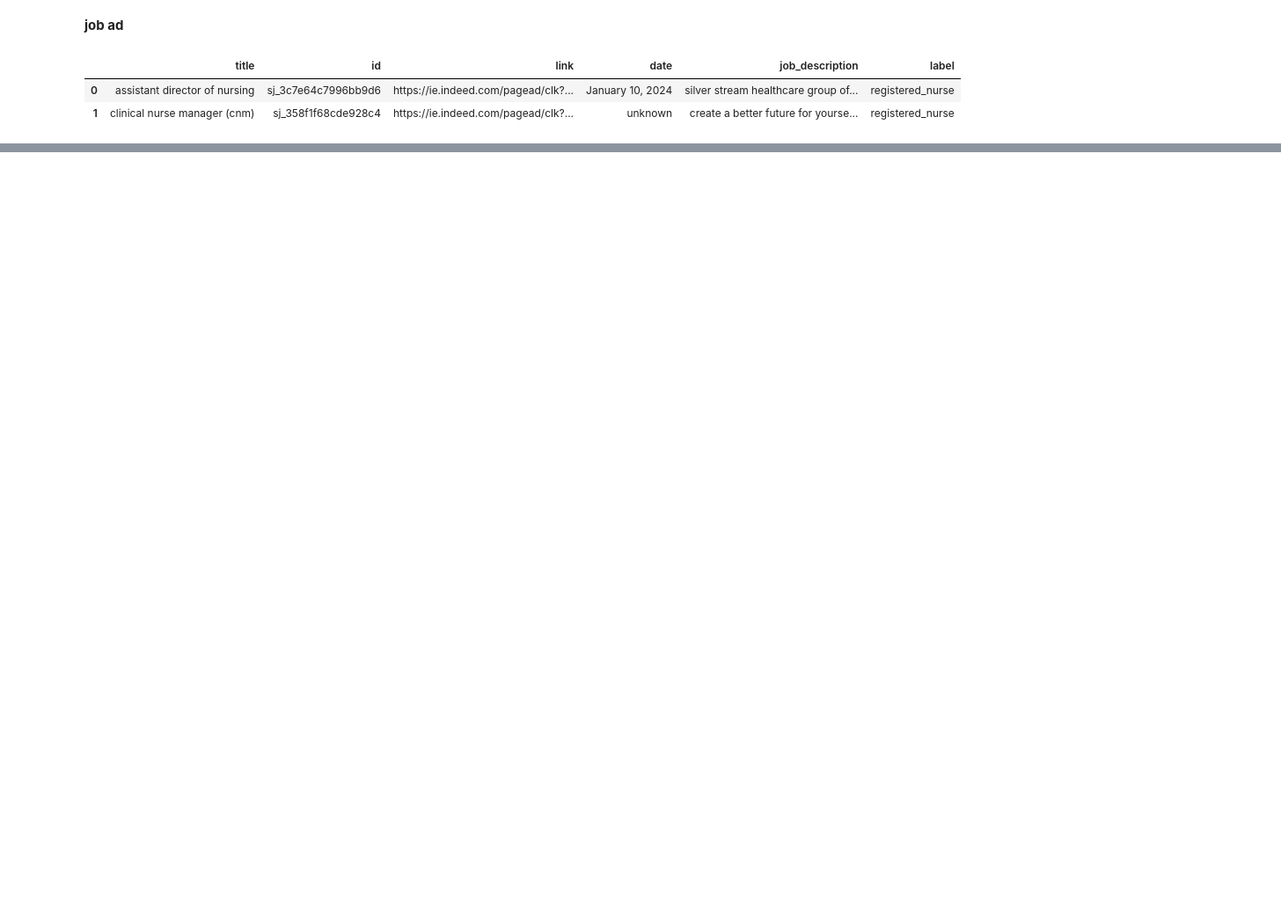
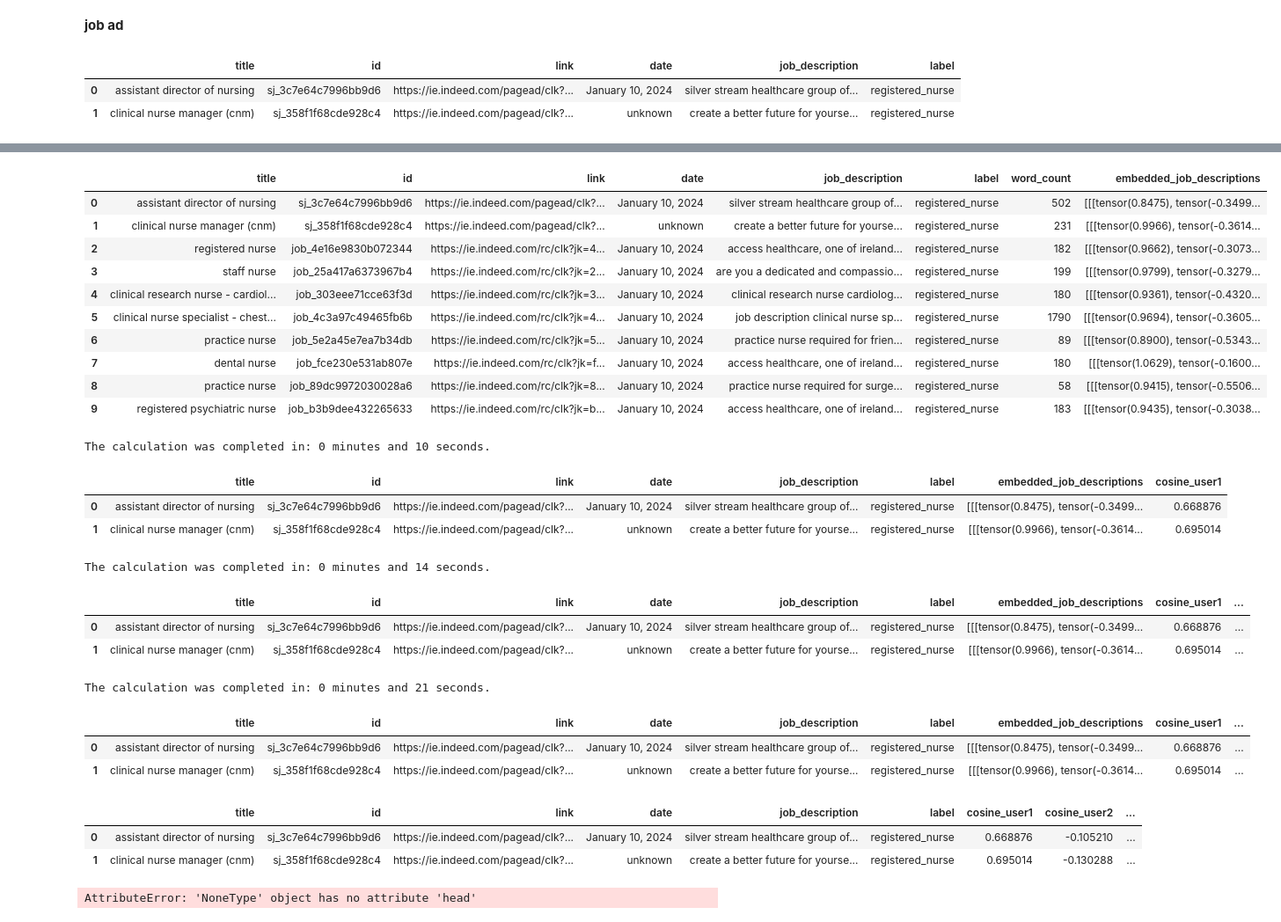
Before and after one commit to temulenbd/project-text-represetation-techniques, a Jupyter notebook: 4 cosine similarity score.ipynb, the cells around one changed output, grey strips where cells are left out. Shown at 88% size. Drawn from its saved outputs; the diff is of its cells as text; code cells hidden in the pictures; blank space fills up the shorter version.

```diff
--- a/4 cosine similarity score.ipynb
+++ b/4 cosine similarity score.ipynb
@@ -147,6 +147,8 @@ df_jobads.head(2)
 |  | title | id | link | date | job_description | label |
 | 0 | assistant director of nursing | sj_3c7e64c7996bb9d6 | https://ie.indeed.com/pagead/clk?... | January 10, 2024 | silver stream healthcare group of... | registered_nurse |
 | 1 | clinical nurse manager (cnm) | sj_358f1f68cde928c4 | https://ie.indeed.com/pagead/clk?... | unknown | create a better future for yourse... | registered_nurse |
+# %%
+df_jobads = df_jobads[:2]
 # %%
 # Calculate the word count for each ad and add its values to a new column.
 df_jobads['word_count'] = df_jobads['job_description'].apply(lambda x: len(x.split()))
@@ -266,6 +254,22 @@ def calculate_average_similarity(tensor_user, tensor_ad):
     average_similarity = torch.mean(similarity_matrix).item()
 
     return average_similarity
+# %%
+df_jobads = df_jobads[:2]
+# %%
+df_jobads
+# %% [output]
+|  | title | id | link | date | job_description | label | word_count | embedded_job_descriptions |
+| 0 | assistant director of nursing | sj_3c7e64c7996bb9d6 | https://ie.indeed.com/pagead/clk?... | January 10, 2024 | silver stream healthcare group of... | registered_nurse | 502 | [[[tensor(0.8475), tensor(-0.3499... |
+| 1 | clinical nurse manager (cnm) | sj_358f1f68cde928c4 | https://ie.indeed.com/pagead/clk?... | unknown | create a better future for yourse... | registered_nurse | 231 | [[[tensor(0.9966), tensor(-0.3614... |
+| 2 | registered nurse | job_4e16e9830b072344 | https://ie.indeed.com/rc/clk?jk=4... | January 10, 2024 | access healthcare, one of ireland... | registered_nurse | 182 | [[[tensor(0.9662), tensor(-0.3073... |
+| 3 | staff nurse | job_25a417a6373967b4 | https://ie.indeed.com/rc/clk?jk=2... | January 10, 2024 | are you a dedicated and compassio... | registered_nurse | 199 | [[[tensor(0.9799), tensor(-0.3279... |
+| 4 | clinical research nurse - cardiol... | job_303eee71cce63f3d | https://ie.indeed.com/rc/clk?jk=3... | January 10, 2024 | clinical research nurse cardiolog... | registered_nurse | 180 | [[[tensor(0.9361), tensor(-0.4320... |
+| 5 | clinical nurse specialist - chest... | job_4c3a97c49465fb6b | https://ie.indeed.com/rc/clk?jk=4... | January 10, 2024 | job description clinical nurse sp... | registered_nurse | 1790 | [[[tensor(0.9694), tensor(-0.3605... |
+| 6 | practice nurse | job_5e2a45e7ea7b34db | https://ie.indeed.com/rc/clk?jk=5... | January 10, 2024 | practice nurse required for frien... | registered_nurse | 89 | [[[tensor(0.8900), tensor(-0.5343... |
+| 7 | dental nurse | job_fce230e531ab807e | https://ie.indeed.com/rc/clk?jk=f... | January 10, 2024 | access healthcare, one of ireland... | registered_nurse | 180 | [[[tensor(1.0629), tensor(-0.1600... |
+| 8 | practice nurse | job_89dc9972030028a6 | https://ie.indeed.com/rc/clk?jk=8... | January 10, 2024 | practice nurse required for surge... | registered_nurse | 58 | [[[tensor(0.9415), tensor(-0.5506... |
+| 9 | registered psychiatric nurse | job_b3b9dee432265633 | https://ie.indeed.com/rc/clk?jk=b... | January 10, 2024 | access healthcare, one of ireland... | registered_nurse | 183 | [[[tensor(0.9435), tensor(-0.3038... |
 # %%
 # Record the start time.
 start = time.time()
@@ -280,7 +284,15 @@ df_jobads['cosine_user1'] = df_jobads.iloc[:, -1].apply(lambda x: calculate_aver
 # Record the end time.
 end = time.time()
 
-print(f'The extraction was completed in: {int((end - start)) // 60} minutes and {int((end - start)) % 60} seconds.')
+print(f'The calculation was completed in: {int((end - start)) // 60} minutes and {int((end - start)) % 60} seconds.')
+# %% [output]
+The calculation was completed in: 0 minutes and 10 seconds.
+# %%
+df_jobads
+# %% [output]
+|  | title | id | link | date | job_description | label | embedded_job_descriptions | cosine_user1 |
+| 0 | assistant director of nursing | sj_3c7e64c7996bb9d6 | https://ie.indeed.com/pagead/clk?... | January 10, 2024 | silver stream healthcare group of... | registered_nurse | [[[tensor(0.8475), tensor(-0.3499... | 0.668876 |
+| 1 | clinical nurse manager (cnm) | sj_358f1f68cde928c4 | https://ie.indeed.com/pagead/clk?... | unknown | create a better future for yourse... | registered_nurse | [[[tensor(0.9966), tensor(-0.3614... | 0.695014 |
 # %%
 # Record the start time.
 start = time.time()
@@ -290,12 +302,20 @@ tensor_user = df_jobseeker.iat[1, -1]
 tensor_user = tensor_user.to(device)
 
 # Apply the calculation of average cosine similarity function to each job ad's tensor.
-df_jobads['cosine_user2'] = df_jobads.iloc[:, -1].apply(lambda x: calculate_average_similarity(tensor_user, x.to(device)))
+df_jobads['cosine_user2'] = df_jobads.iloc[:, -2].apply(lambda x: calculate_average_similarity(tensor_user, x.to(device)))
 
 # Record the end time.
 end = time.time()
 
-print(f'The extraction was completed in: {int((end - start)) // 60} minutes and {int((end - start)) % 60} seconds.')
+print(f'The calculation was completed in: {int((end - start)) // 60} minutes and {int((end - start)) % 60} seconds.')
+# %% [output]
+The calculation was completed in: 0 minutes and 14 seconds.
+# %%
+df_jobads
+# %% [output]
+|  | title | id | link | date | job_description | label | embedded_job_descriptions | cosine_user1 | ... |
+| 0 | assistant director of nursing | sj_3c7e64c7996bb9d6 | https://ie.indeed.com/pagead/clk?... | January 10, 2024 | silver stream healthcare group of... | registered_nurse | [[[tensor(0.8475), tensor(-0.3499... | 0.668876 | ... |
+| 1 | clinical nurse manager (cnm) | sj_358f1f68cde928c4 | https://ie.indeed.com/pagead/clk?... | unknown | create a better future for yourse... | registered_nurse | [[[tensor(0.9966), tensor(-0.3614... | 0.695014 | ... |
 # %%
 # Record the start time.
 start = time.time()
@@ -305,9 +325,17 @@ tensor_user = df_jobseeker.iat[2, -1]
 tensor_user = tensor_user.to(device)
 
 # Apply the calculation of average cosine similarity function to each job ad's tensor.
-df_jobads['cosine_user3'] = df_jobads.iloc[:, -1].apply(lambda x: calculate_average_similarity(tensor_user, x.to(device)))
+df_jobads['cosine_user3'] = df_jobads.iloc[:, -3].apply(lambda x: calculate_average_similarity(tensor_user, x.to(device)))
 
 # Record the end time.
 end = time.time()
 
-print(f'The extraction was completed in: {int((end - start)) // 60} minutes and {int((end - start)) % 60} seconds.')
+print(f'The calculation was completed in: {int((end - start)) // 60} minutes and {int((end - start)) % 60} seconds.')
+# %% [output]
+The calculation was completed in: 0 minutes and 21 seconds.
+# %%
+df_jobads
+# %% [output]
+|  | title | id | link | date | job_description | label | embedded_job_descriptions | cosine_user1 | ... |
+| 0 | assistant director of nursing | sj_3c7e64c7996bb9d6 | https://ie.indeed.com/pagead/clk?... | January 10, 2024 | silver stream healthcare group of... | registered_nurse | [[[tensor(0.8475), tensor(-0.3499... | 0.668876 | ... |
+| 1 | clinical nurse manager (cnm) | sj_358f1f68cde928c4 | https://ie.indeed.com/pagead/clk?... | unknown | create a better future for yourse... | registered_nurse | [[[tensor(0.9966), tensor(-0.3614... | 0.695014 | ... |
@@ -314,5 +344,13 @@ print(f'The extraction was completed in: {int((end - start)) // 60} minutes and
+# %%
+df_jobads
+# %% [output]
+|  | title | id | link | date | job_description | label | cosine_user1 | cosine_user2 | ... |
+| 0 | assistant director of nursing | sj_3c7e64c7996bb9d6 | https://ie.indeed.com/pagead/clk?... | January 10, 2024 | silver stream healthcare group of... | registered_nurse | 0.668876 | -0.105210 | ... |
+| 1 | clinical nurse manager (cnm) | sj_358f1f68cde928c4 | https://ie.indeed.com/pagead/clk?... | unknown | create a better future for yourse... | registered_nurse | 0.695014 | -0.130288 | ... |
 # %%
 # Drop the encoded column from the Data Frame (it takes up too much memory and is no longer needed).
-df_jobads = df_jobads.drop(columns=['embedded_job_descriptions'], inplace=True)
+df_jobads = df_jobads.drop(columns=['embedded_job_descriptions'])
 
 df_jobads.head()
+# %% [output]
+AttributeError: 'NoneType' object has no attribute 'head'
```
Also changed, not shown: parts of 13 cells of this notebook, 4 other files.
